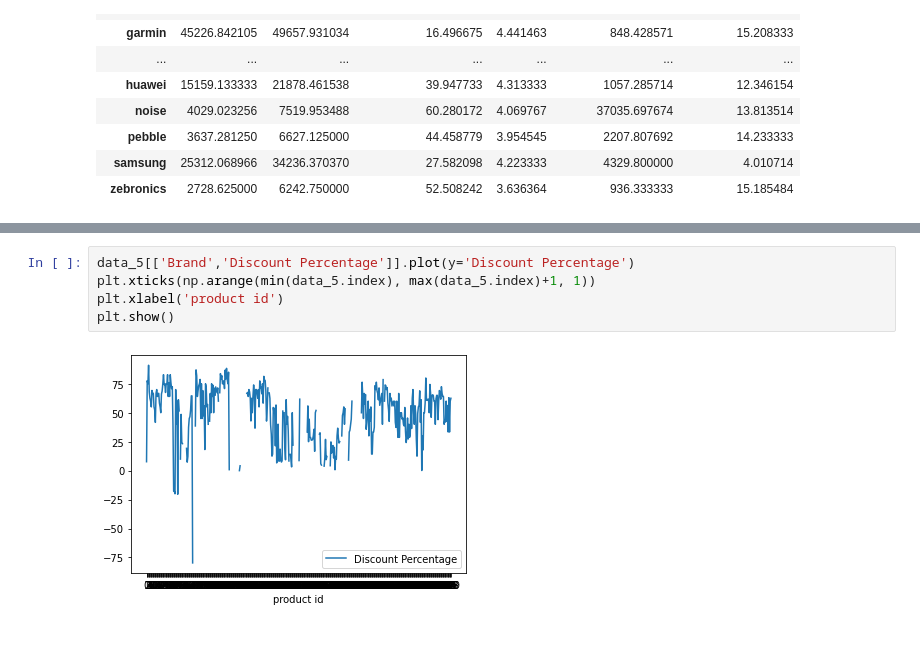
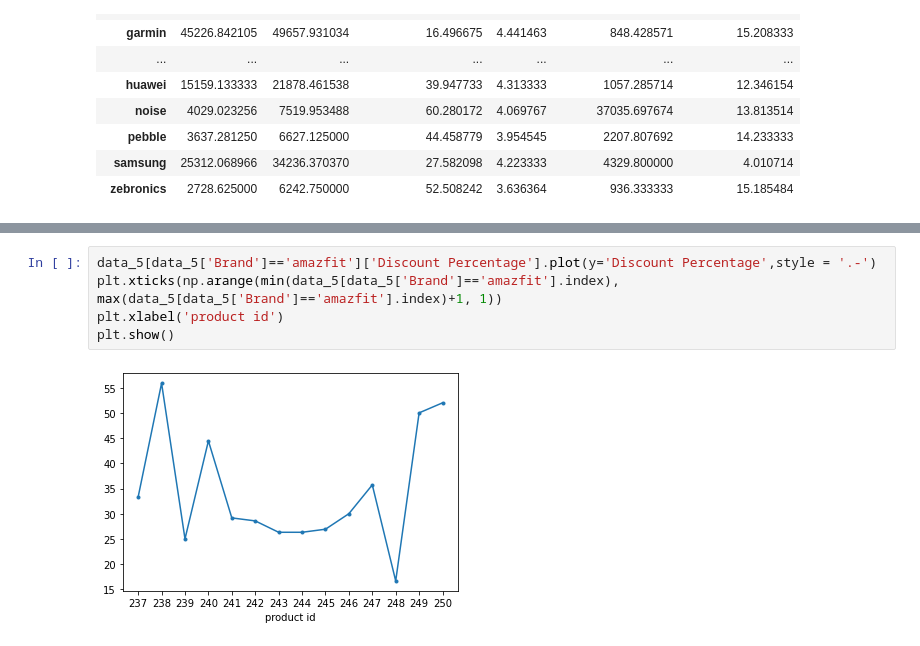
Before and after one commit to utkarsshhh/Ecommerce-website, a Jupyter notebook: Untitled.ipynb, the cells around one changed output, grey strips where cells are left out. Cells and saved outputs as stored; diff of their text form.

```diff
--- a/Untitled.ipynb
+++ b/Untitled.ipynb
@@ -395,9 +395,9 @@ data_5[data_5['Brand']=='amazfit']['Discount Percentage']
 250    51.996800
 Name: Discount Percentage, dtype: float64
 # %%
-data_5[['Brand','Discount Percentage']].plot(y='Discount Percentage')
-plt.xticks(np.arange(min(data_5.index), max(data_5.index)+1, 1))
+data_5[data_5['Brand']=='amazfit']['Discount Percentage'].plot(y='Discount Percentage',style = '.-')
+plt.xticks(np.arange(min(data_5[data_5['Brand']=='amazfit'].index), max(data_5[data_5['Brand']=='amazfit'].index)+1, 1))
 plt.xlabel('product id')
 plt.show()
 # %% [output]
-[figure, old version]
+[figure, new version]
```
Also changed, not shown: parts of 22 cells of this notebook, 8 other files.
